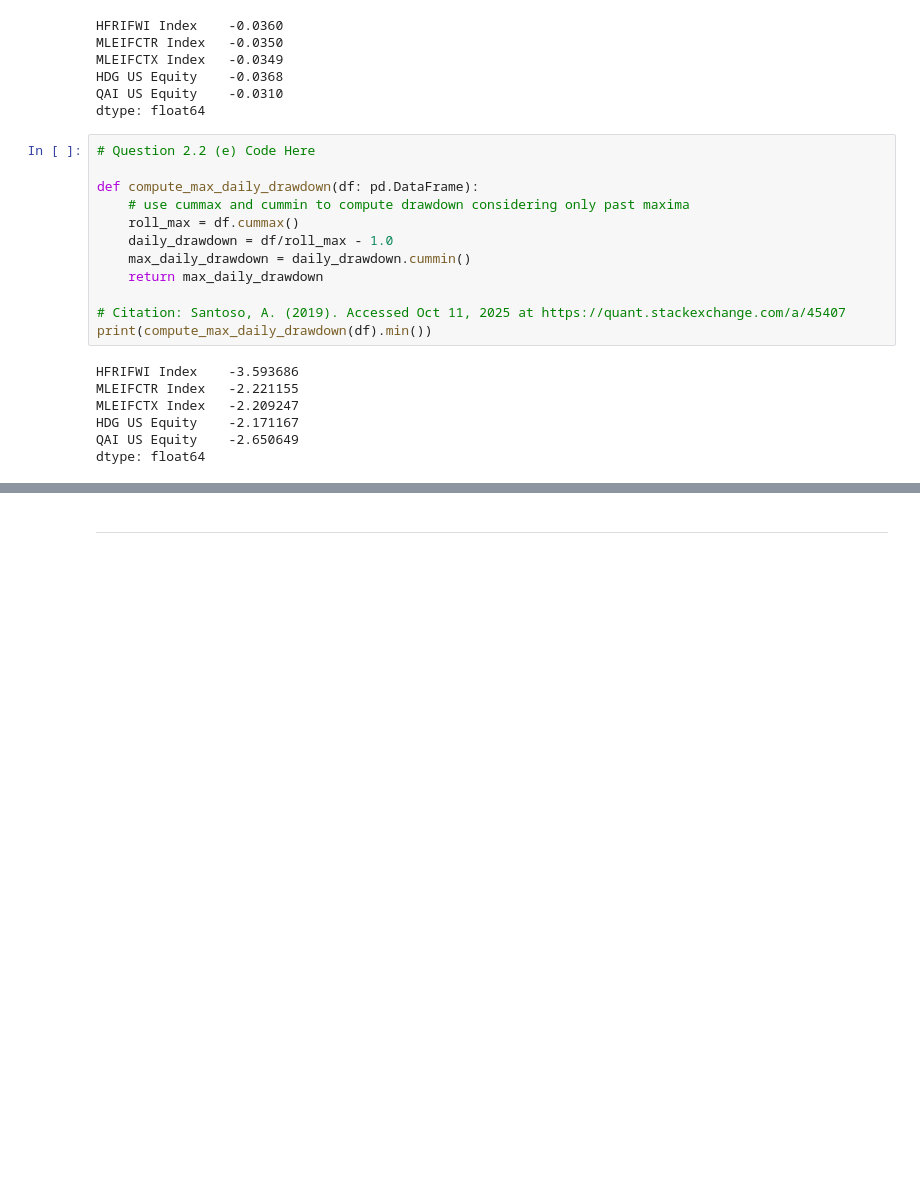
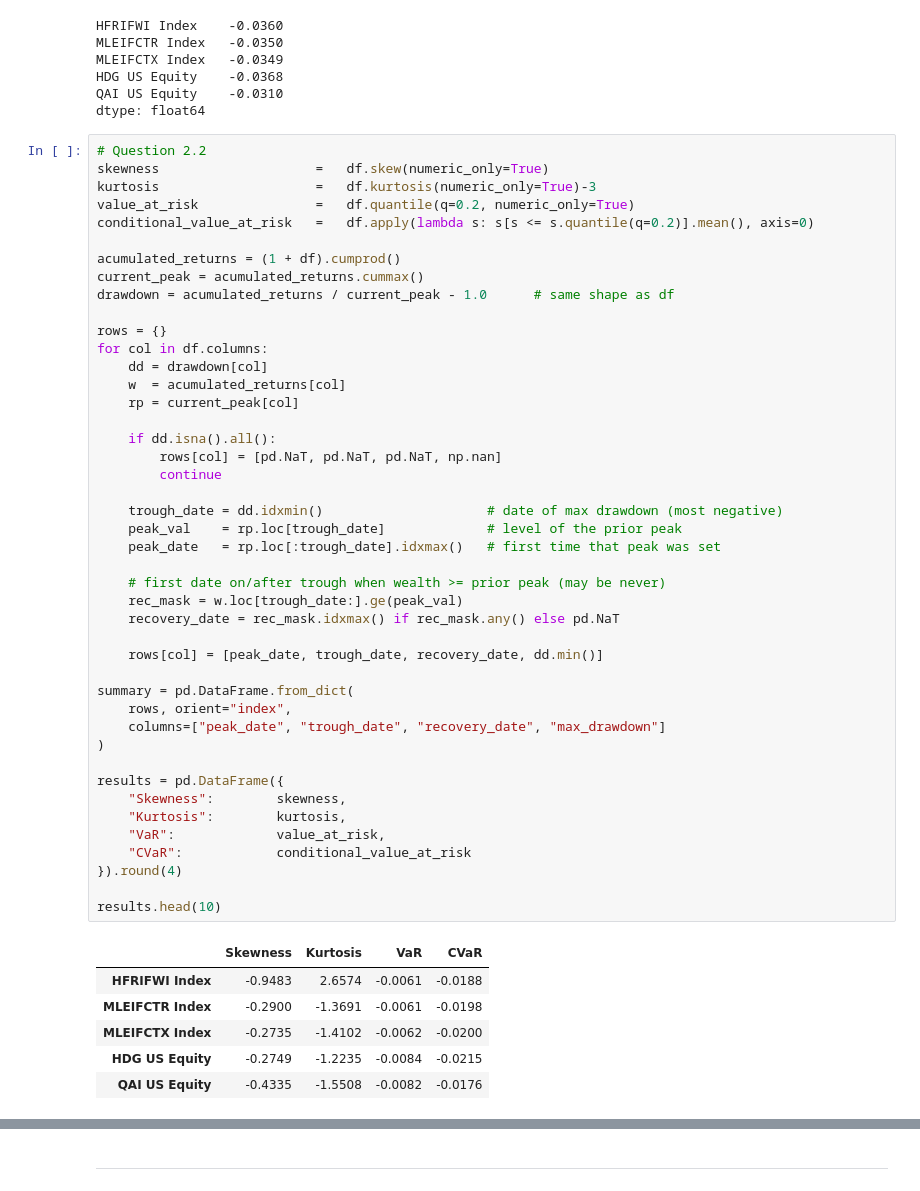
Before and after one commit to t-flora/portfolio-risk-mgmt, a Jupyter notebook: hw2/ProSharesReplication.ipynb, the cells around one changed output, grey strips where cells are left out. Cells and saved outputs as stored; diff of their text form; blank space fills up the shorter version.

```diff
--- a/hw2/ProSharesReplication.ipynb
+++ b/hw2/ProSharesReplication.ipynb
@@ -141,21 +142,53 @@ HDG US Equity    -0.0368
 QAI US Equity    -0.0310
 dtype: float64
 # %%
-# Question 2.2 (e) Code Here
+# Question 2.2
+skewness                    =   df.skew(numeric_only=True)
+kurtosis                    =   df.kurtosis(numeric_only=True)-3
+value_at_risk               =   df.quantile(q=0.2, numeric_only=True)
+conditional_value_at_risk   =   df.apply(lambda s: s[s <= s.quantile(q=0.2)].mean(), axis=0)
 
-def compute_max_daily_drawdown(df: pd.DataFrame):
-    # use cummax and cummin to compute drawdown considering only past maxima
-    roll_max = df.cummax()
-    daily_drawdown = df/roll_max - 1.0
-    max_daily_drawdown = daily_drawdown.cummin()
-    return max_daily_drawdown
+acumulated_returns = (1 + df).cumprod()
+current_peak = acumulated_returns.cummax()
+drawdown = acumulated_returns / current_peak - 1.0      # same shape as df
 
-# Citation: Santoso, A. (2019). Accessed Oct 11, 2025 at https://quant.stackexchange.com/a/45407
-print(compute_max_daily_drawdown(df).min())
+rows = {}
+for col in df.columns:
+    dd = drawdown[col]
+    w  = acumulated_returns[col]
+    rp = current_peak[col]
+
+    if dd.isna().all():
+        rows[col] = [pd.NaT, pd.NaT, pd.NaT, np.nan]
+        continue
+
+    trough_date = dd.idxmin()                     # date of max drawdown (most negative)
+    peak_val    = rp.loc[trough_date]             # level of the prior peak
+    peak_date   = rp.loc[:trough_date].idxmax()   # first time that peak was set
+
+    # first date on/after trough when wealth >= prior peak (may be never)
+    rec_mask = w.loc[trough_date:].ge(peak_val)
+    recovery_date = rec_mask.idxmax() if rec_mask.any() else pd.NaT
+
+    rows[col] = [peak_date, trough_date, recovery_date, dd.min()]
+
+summary = pd.DataFrame.from_dict(
+    rows, orient="index",
+    columns=["peak_date", "trough_date", "recovery_date", "max_drawdown"]
+)
+
+results = pd.DataFrame({
+    "Skewness":        skewness,
+    "Kurtosis":        kurtosis,
+    "VaR":             value_at_risk,
+    "CVaR":            conditional_value_at_risk
+}).round(4)
+
+results.head(10)
 # %% [output]
-HFRIFWI Index    -3.593686
-MLEIFCTR Index   -2.221155
-MLEIFCTX Index   -2.209247
-HDG US Equity    -2.171167
-QAI US Equity    -2.650649
-dtype: float64
+|  | Skewness | Kurtosis | VaR | CVaR |
+| HFRIFWI Index | -0.9483 | 2.6574 | -0.0061 | -0.0188 |
+| MLEIFCTR Index | -0.2900 | -1.3691 | -0.0061 | -0.0198 |
+| MLEIFCTX Index | -0.2735 | -1.4102 | -0.0062 | -0.0200 |
+| HDG US Equity | -0.2749 | -1.2235 | -0.0084 | -0.0215 |
+| QAI US Equity | -0.4335 | -1.5508 | -0.0082 | -0.0176 |
```
Also changed, not shown: parts of 17 cells of this notebook, 1 other file.
